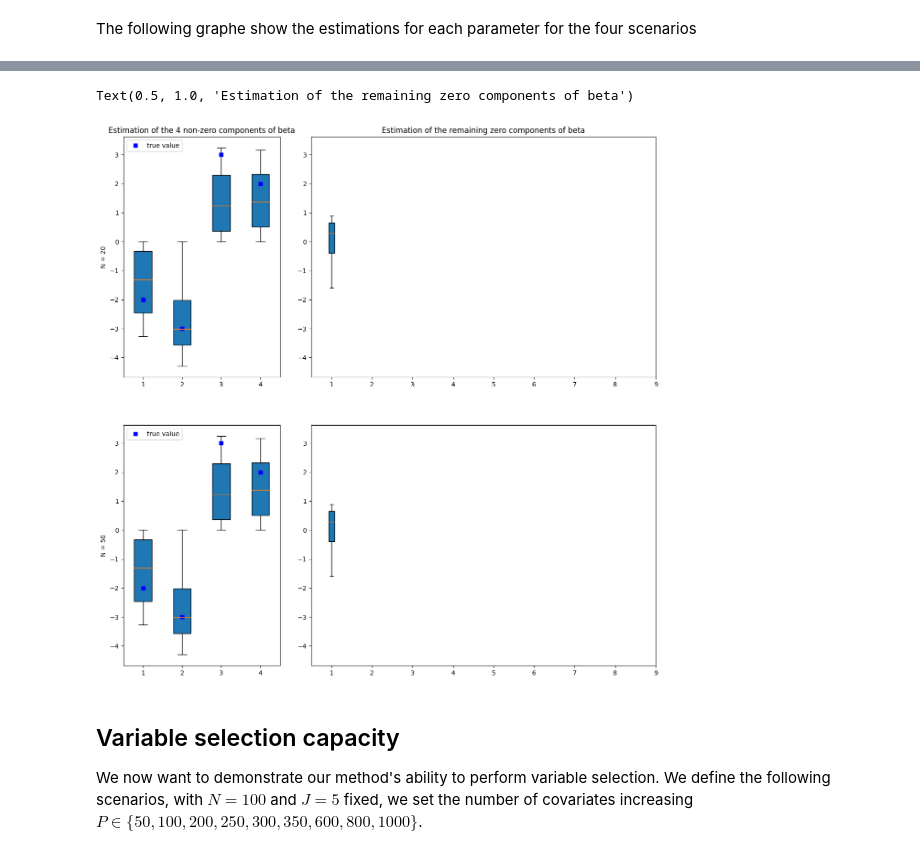
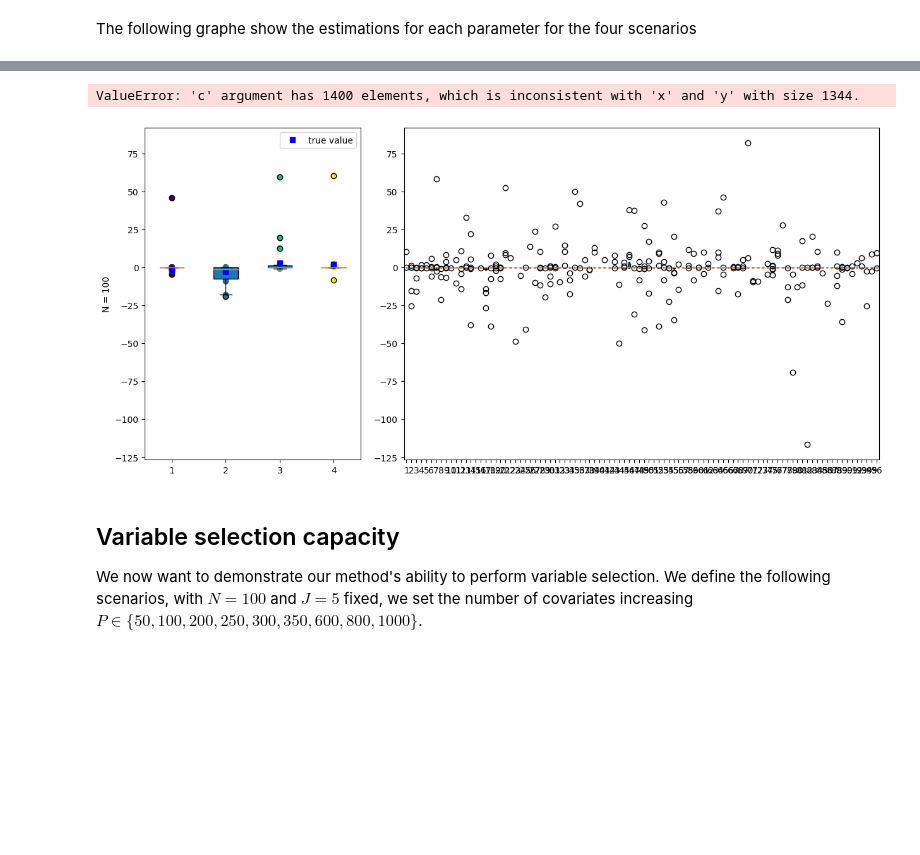
Before and after one commit to caillebotteAntoine/sdg4varselect, a Jupyter notebook: results/simulation_study.ipynb, the cells around one changed output, grey strips where cells are left out. Drawn from its saved outputs; the diff is of its cells as text; code cells hidden in the pictures; blank space fills up the shorter version.

```diff
--- a/results/simulation_study.ipynb
+++ b/results/simulation_study.ipynb
@@ -79,9 +79,9 @@ Parameters(mu1=Array(0.3),
 
 In this part, we aim to show the numerical consistance of the proposed estimator ref{eq:penalized_estimator}, thus we focus on four scenarios where the number of individuals observed is increasing : $N\in\{50,100,200,300\}$ when the number of covariates $p = 200$ and the number of longitudinal observations $J = 5$ are fixed.
 # %%
-results = read_multi_files(N=(20, 50), P=(5,), C=(0,), S=2)
+results = read_multi_files(N=(100, 100), P=(100,), C=(0,), S=2)
 
-model = create_logistic_weibull_jm(N=100, J=5, P=10)
+model = create_logistic_weibull_jm(N=100, J=5, P=100)
 
 params_star = jnp.hstack(get_params_star(model))
 params_names = model.params_names
@@ -118,0 +144,22 @@ for i in range(7):
+# %%
+theta = jnp.array(results.last_theta)[:, :, :, model.DIM_LD : 13]
+
+
+# _ = plt.plot(theta[0,:,-1].T, "o")
+
+xticks = jnp.arange(0, theta.shape[3]) + 1
+xticks_rep = jnp.repeat(xticks[:, None], repeats=theta.shape[1], axis=1)
+
+
+# print(jnp.repeat(xticks[:,None], repeats=  2, axis = 1).shape, theta[1][:,1,:].T.shape)
+
+fig = sdgplt.figure()
+ax = fig.add_subplot(1, 1, 1)
+ax.scatter(
+    xticks_rep,
+    theta[1][:, 1, :].T,
+    s=50,
+    c=xticks_rep.T,
+    cmap="hsv",
+)
+_ = ax.plot(xticks_rep, theta[1][:, 1, :].T)
@@ -119,34 +168,49 @@ for i in range(7):
 # %%
 import matplotlib.pyplot as plt
 from matplotlib.gridspec import GridSpec
 
 params_star_HD = params_star[7:]
 theta = jnp.array(results.last_theta)[:, :, :, model.DIM_LD :]
 
 G = GridSpec(len(results), 3)
 fig = sdgplt.figure()
 
+n_method = 1
+
 xticks = jnp.arange(0, model.DIMCovCox) + 1
 for i in range(len(results)):
     ax = plt.subplot(G[i, 0])
-    bp = ax.boxplot(theta[i][:, -1, :4].T, patch_artist=True)
+
+    bp = ax.boxplot(theta[i][:, n_method, :4].T, patch_artist=True)
+    ax.scatter(
+        jnp.repeat(xticks[:4, None], repeats=theta.shape[1], axis=1),
+        theta[1][:, n_method, :4].T,
+        c=jnp.repeat(xticks[:4, None], repeats=theta.shape[1], axis=1),
+    )
+
     ax.plot(xticks[:4], params_star_HD[:4], "bs", label="true value")
+
     ax.legend()
     ax.set_ylabel(scenarios_labels[i])
     # == == == == #
     ax = plt.subplot(G[i, 1:], sharey=ax)
-    bp = ax.boxplot(theta[i][:, -1, 4:].T, patch_artist=True)
+    bp = ax.boxplot(theta[i][:, n_method, 4:].T, patch_artist=True)
+    ax.scatter(
+        jnp.repeat(xticks[4:, None], repeats=theta.shape[1], axis=1),
+        theta[1][:, n_method, 4:].T,
+        c=jnp.repeat(jnp.arange(0, theta.shape[1]), repeats=model.DIMCovCox, axis=0).T,
+    )
 
     xticks_nonzero = jnp.arange(1, model.DIMCovCox, step=model.DIMCovCox // 10)
     ax.set_xticks(xticks_nonzero, xticks_nonzero)
 
 ax = plt.subplot(G[0, 0])
 ax.set_title(f"Estimation of the 4 non-zero components of beta")
 ax = plt.subplot(G[0, 1:], sharey=ax)
 ax.set_title(f"Estimation of the remaining zero components of beta")
 # %% [output]
-Text(0.5, 1.0, 'Estimation of the remaining zero components of beta')
+ValueError: 'c' argument has 1400 elements, which is inconsistent with 'x' and 'y' with size 1344.
-[figure, old version]
+[figure, new version]
 # %% [markdown]
 ## Variable selection capacity
 
```
Also changed, not shown: parts of 5 cells of this notebook, 23 other files.
